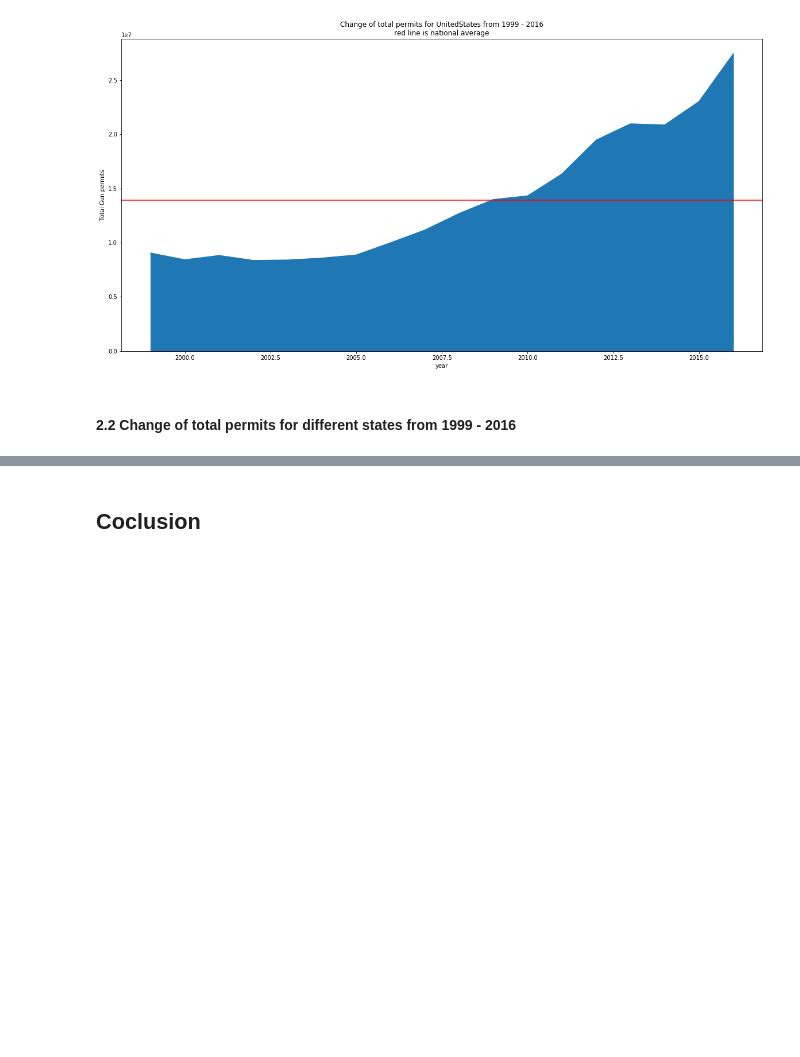
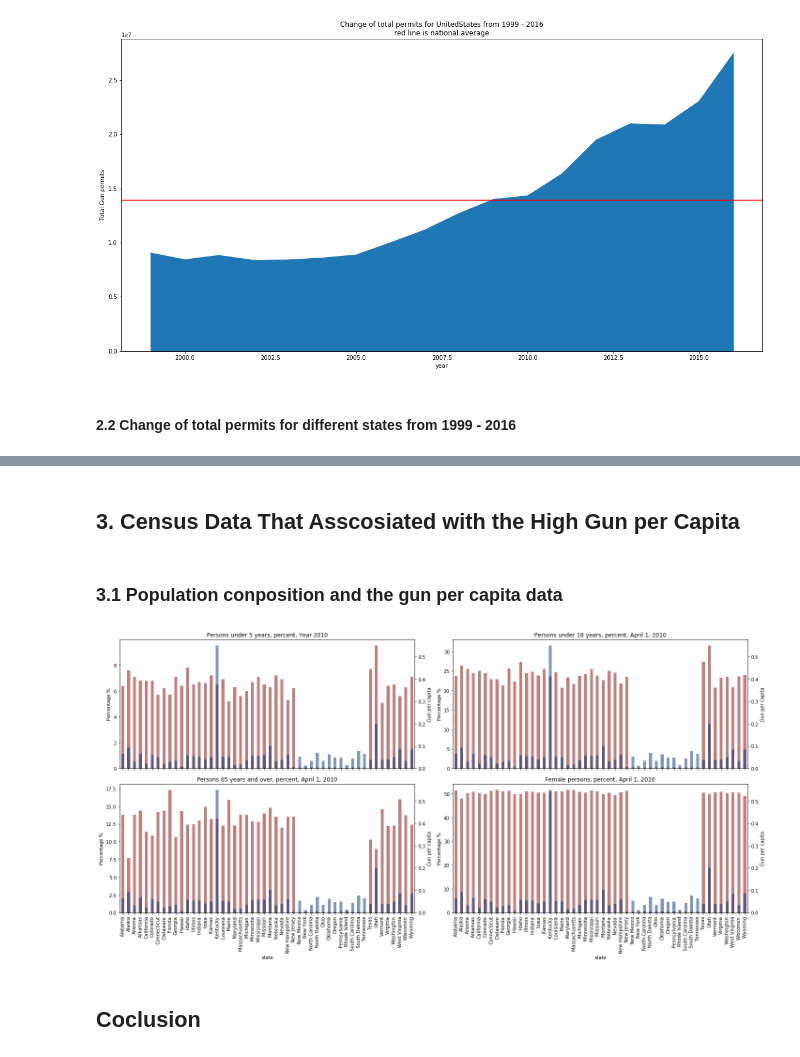
Before and after one commit to siuyik11/fbi_firearm_data_analysis, a Jupyter notebook: fbi_gun_data_analysis.ipynb, the cells around one changed output, grey strips where cells are left out. Drawn from its saved outputs; the diff is of its cells as text; code cells hidden in the pictures; blank space fills up the shorter version.

```diff
--- a/fbi_gun_data_analysis.ipynb
+++ b/fbi_gun_data_analysis.ipynb
@@ -246,3 +245,35 @@ plt.tight_layout()
+# %% [markdown]
+## 3. Census Data That Asscosiated with the High Gun per Capita
+# %% [markdown]
+### 3.1 Population conposition and the gun per capita data
+# %%
+# Create a empty 2 by 2 main plot
+fig, axes = plt.subplots(nrows = 2, ncols = 2,sharex=True)
+
+#overlapping plots for Persons under 5 years and Gun per capita, Year 2010
+df1.iloc[5,1:].plot(ax = axes[0,0],kind = 'bar',figsize = (20,10), title = 'Persons under 5 years, percent, Year 2010', colormap = 'OrRd_r',alpha = 0.5)\
+.set(ylabel = 'Percentage %')
+df_gun_percapita_y2010.plot(kind = 'bar',ax = axes[0,0],secondary_y=True, colormap = 'Blues_r', alpha = 0.5).set(ylabel = 'Gun per capita')
+
+#overlapping plots for Persons under 18 years and Gun per capita, Year 2010
+df1.iloc[7,1:].plot(ax = axes[0,1],kind = 'bar',figsize = (20,10), title = 'Persons under 18 years, percent, April 1, 2010', colormap = 'OrRd_r',alpha = 0.5)\
+.set(xlabel = 'states',ylabel = 'Percentage %')
+df_gun_percapita_y2010.plot(kind = 'bar',ax = axes[0,1],secondary_y=True, colormap = 'Blues_r', alpha = 0.5).set(ylabel = 'Gun per capita')
+
+#overlapping plots for Persons 65 years and over and Gun per capita, Year 2010
+df1.iloc[9,1:].plot(ax = axes[1,0],kind = 'bar',figsize = (20,10), title = 'Persons 65 years and over, percent, April 1, 2010', colormap = 'OrRd_r',alpha = 0.5)\
+.set(xlabel = 'states',ylabel = 'Percentage %')
+df_gun_percapita_y2010.plot(kind = 'bar',ax = axes[1,0],secondary_y=True, colormap = 'Blues_r', alpha = 0.5).set(ylabel = 'Gun per capita')
+
+#overlapping plots for Female persons and Gun per capita, Year 2010
+df1.iloc[11,1:].plot(ax = axes[1,1],kind = 'bar',figsize = (20,10), title = 'Female persons, percent, April 1, 2010', colormap = 'OrRd_r',alpha = 0.5)\
+.set(xlabel = 'states',ylabel = 'Percentage %')
+df_gun_percapita_y2010.plot(kind = 'bar',ax = axes[1,1],secondary_y=True, colormap = 'Blues_r', alpha = 0.5).set(ylabel = 'Gun per capita')
+
+
+plt.tight_layout()
+# %% [output]
+[figure, added]
 # %% [markdown]
 <a id = 'conclusion'></a>
 ## Coclusion
```
Also changed, not shown: parts of 4 cells of this notebook.
